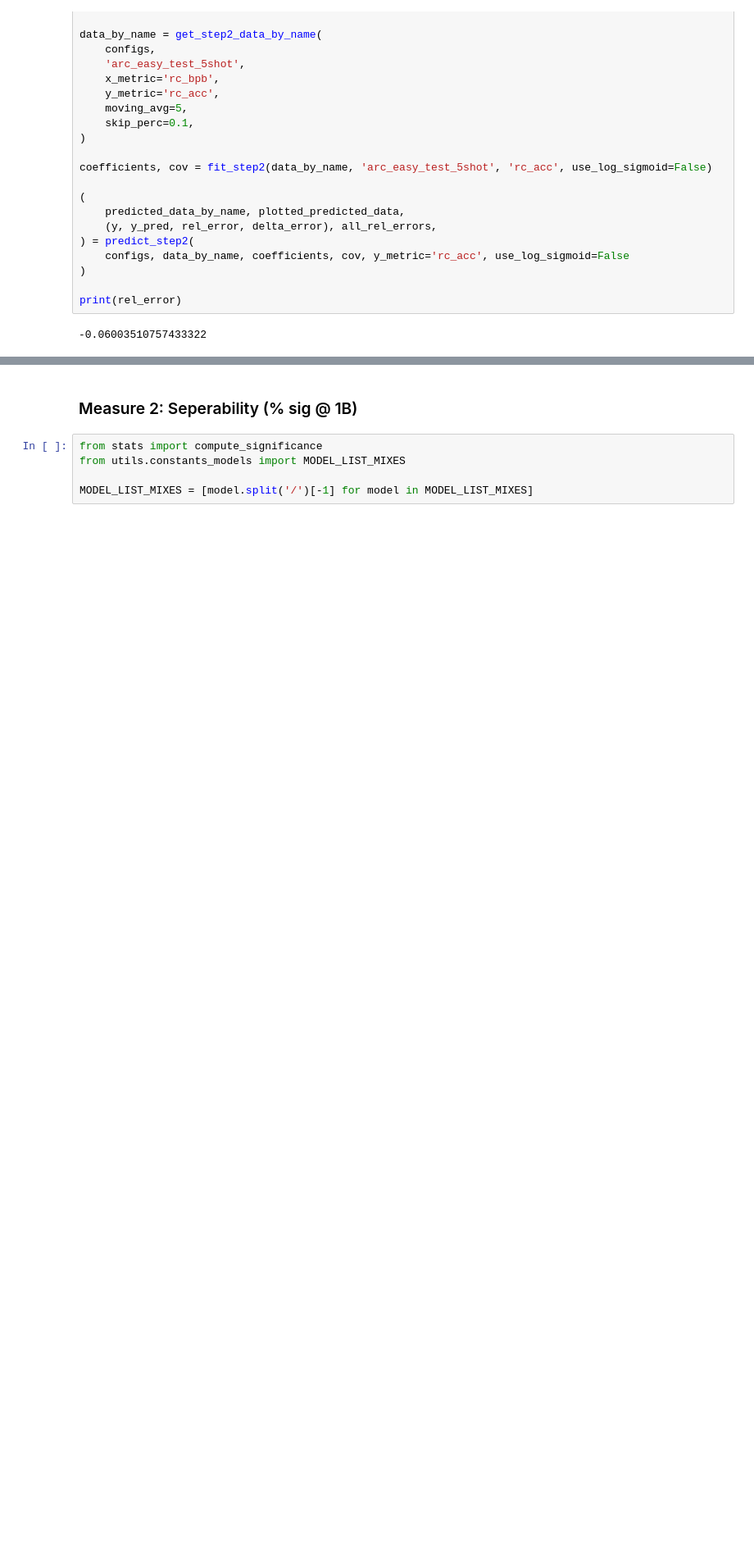
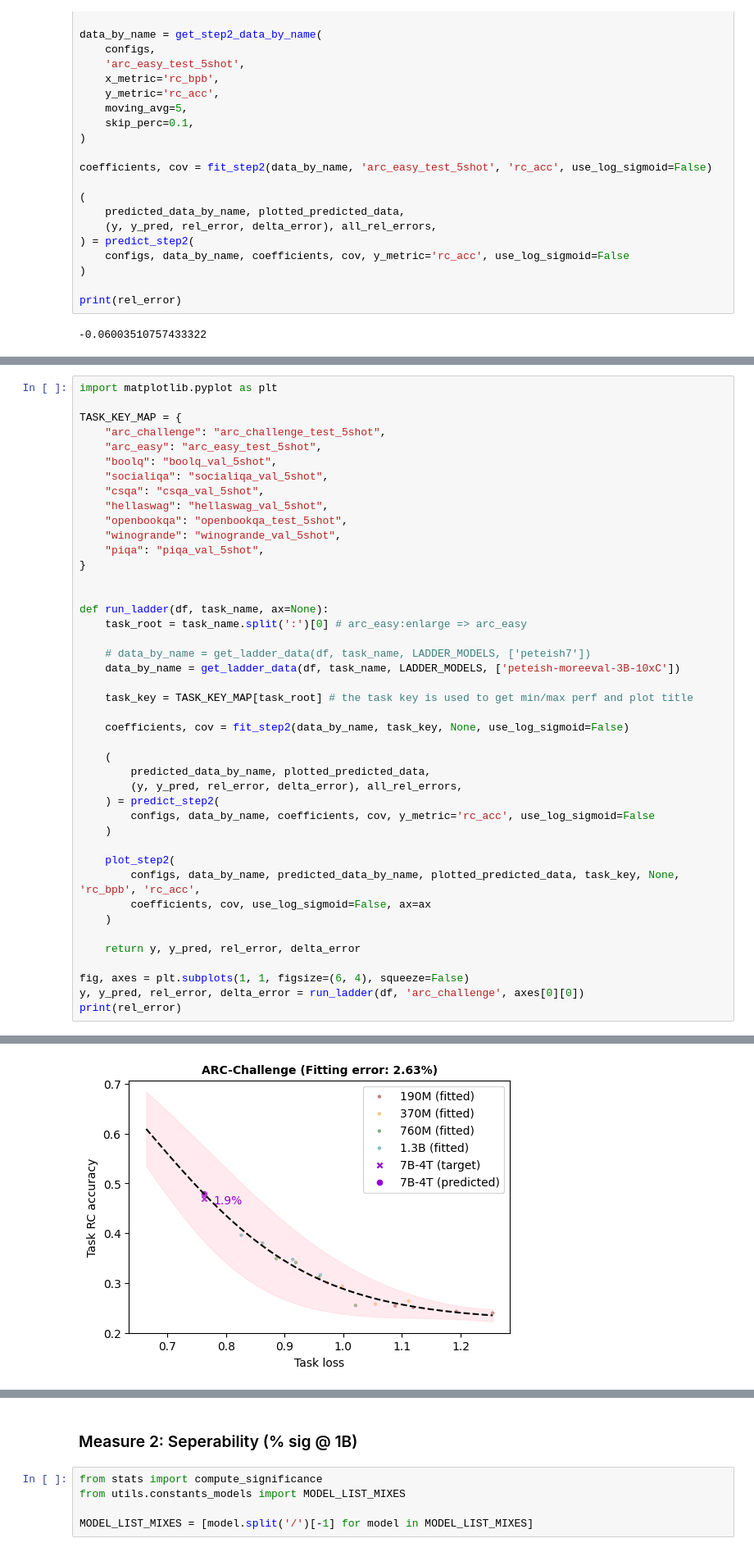
Before and after one commit to davidheineman/new-evals, a Jupyter notebook: analysis/notebooks/measures.ipynb, the cells around one changed output, grey strips where cells are left out. Shown at 82% size. Drawn from its saved outputs; the diff is of its cells as text; blank space fills up the shorter version.

```diff
--- a/analysis/notebooks/measures.ipynb
+++ b/analysis/notebooks/measures.ipynb
@@ -198,0 +175,44 @@ print(rel_error)
+# %%
+import matplotlib.pyplot as plt
+
+TASK_KEY_MAP = {
+    "arc_challenge": "arc_challenge_test_5shot",
+    "arc_easy": "arc_easy_test_5shot",
+    "boolq": "boolq_val_5shot",
+    "socialiqa": "socialiqa_val_5shot",
+    "csqa": "csqa_val_5shot",
+    "hellaswag": "hellaswag_val_5shot",
+    "openbookqa": "openbookqa_test_5shot",
+    "winogrande": "winogrande_val_5shot",
+    "piqa": "piqa_val_5shot",
+}
+
+
+def run_ladder(df, task_name, ax=None):
+    task_root = task_name.split(':')[0] # arc_easy:enlarge => arc_easy
+
+    # data_by_name = get_ladder_data(df, task_name, LADDER_MODELS, ['peteish7'])
+    data_by_name = get_ladder_data(df, task_name, LADDER_MODELS, ['peteish-moreeval-3B-10xC'])
+
+    task_key = TASK_KEY_MAP[task_root] # the task key is used to get min/max perf and plot title
+
+    coefficients, cov = fit_step2(data_by_name, task_key, None, use_log_sigmoid=False)
+
+    (
+        predicted_data_by_name, plotted_predicted_data,
+        (y, y_pred, rel_error, delta_error), all_rel_errors,
+    ) = predict_step2(
+        configs, data_by_name, coefficients, cov, y_metric='rc_acc', use_log_sigmoid=False
+    )
+
+    plot_step2(
+        configs, data_by_name, predicted_data_by_name, plotted_predicted_data, task_key, None, 'rc_bpb', 'rc_acc',
+        coefficients, cov, use_log_sigmoid=False, ax=ax
+    )
+
+    return y, y_pred, rel_error, delta_error
+
+fig, axes = plt.subplots(1, 1, figsize=(6, 4), squeeze=False)
+y, y_pred, rel_error, delta_error = run_ladder(df, 'arc_challenge', axes[0][0])
+print(rel_error)
+# %% [output]
@@ -198,0 +220 @@ print(rel_error)
+[figure, added]
```
Also changed, not shown: parts of 16 cells of this notebook, 3 other files.
